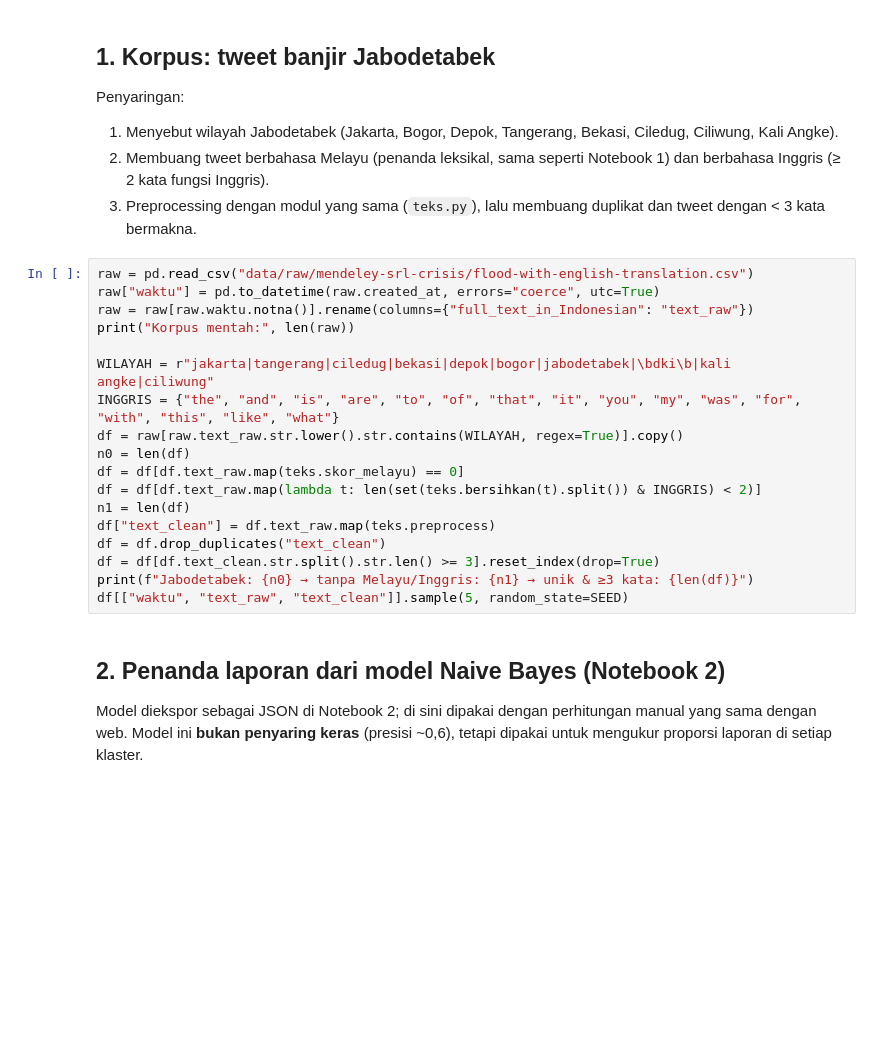
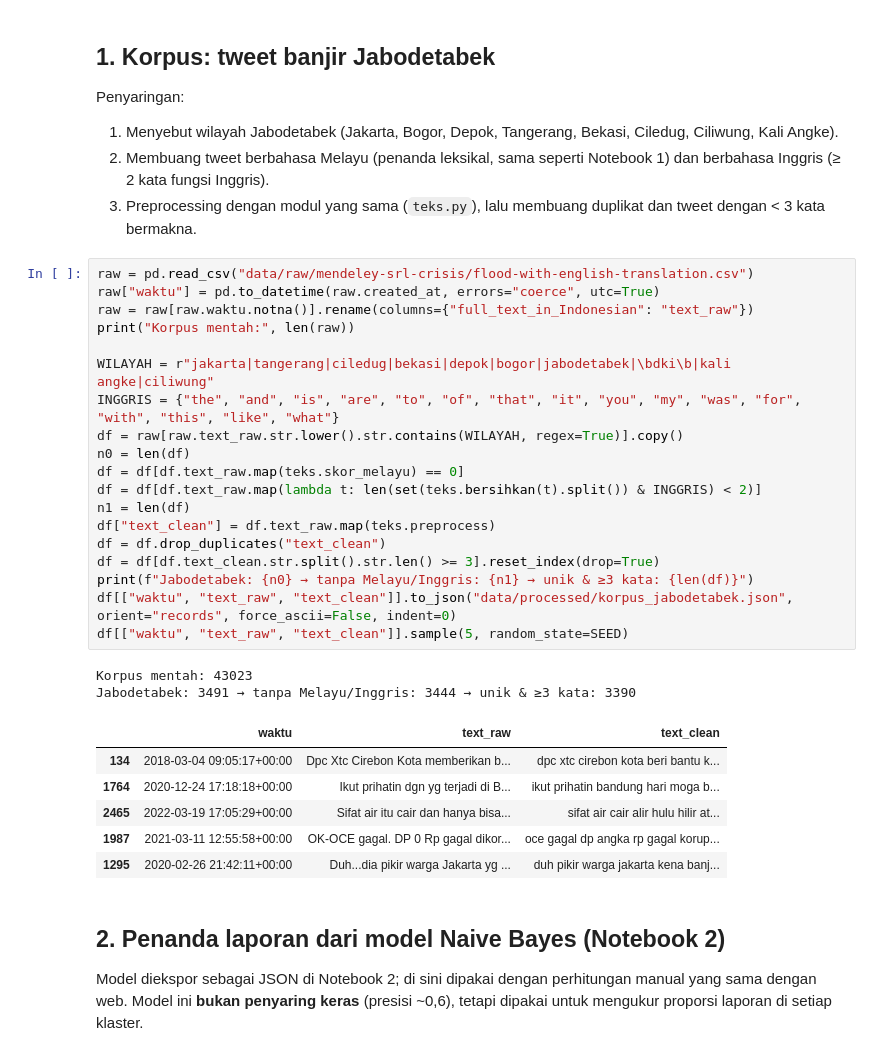
Before and after one commit to izviopm/uts-ai-banjir-ciledug, a Jupyter notebook: notebooks/04_klasterisasi_peringkasan.ipynb, the cells around one changed output. Drawn from its saved outputs; the diff is of its cells as text; blank space fills up the shorter version.

```diff
--- a/notebooks/04_klasterisasi_peringkasan.ipynb
+++ b/notebooks/04_klasterisasi_peringkasan.ipynb
@@ -52,21 +52,31 @@ Penyaringan:
 # %%
 raw = pd.read_csv("data/raw/mendeley-srl-crisis/flood-with-english-translation.csv")
 raw["waktu"] = pd.to_datetime(raw.created_at, errors="coerce", utc=True)
 raw = raw[raw.waktu.notna()].rename(columns={"full_text_in_Indonesian": "text_raw"})
 print("Korpus mentah:", len(raw))
 
 WILAYAH = r"jakarta|tangerang|ciledug|bekasi|depok|bogor|jabodetabek|\bdki\b|kali angke|ciliwung"
 INGGRIS = {"the", "and", "is", "are", "to", "of", "that", "it", "you", "my", "was", "for", "with", "this", "like", "what"}
 df = raw[raw.text_raw.str.lower().str.contains(WILAYAH, regex=True)].copy()
 n0 = len(df)
 df = df[df.text_raw.map(teks.skor_melayu) == 0]
 df = df[df.text_raw.map(lambda t: len(set(teks.bersihkan(t).split()) & INGGRIS) < 2)]
 n1 = len(df)
 df["text_clean"] = df.text_raw.map(teks.preprocess)
 df = df.drop_duplicates("text_clean")
 df = df[df.text_clean.str.split().str.len() >= 3].reset_index(drop=True)
 print(f"Jabodetabek: {n0} → tanpa Melayu/Inggris: {n1} → unik & ≥3 kata: {len(df)}")
+df[["waktu", "text_raw", "text_clean"]].to_json("data/processed/korpus_jabodetabek.json", orient="records", force_ascii=False, indent=0)
 df[["waktu", "text_raw", "text_clean"]].sample(5, random_state=SEED)
+# %% [output]
+Korpus mentah: 43023
+Jabodetabek: 3491 → tanpa Melayu/Inggris: 3444 → unik & ≥3 kata: 3390
+|  | waktu | text_raw | text_clean |
+| 134 | 2018-03-04 09:05:17+00:00 | Dpc Xtc Cirebon Kota memberikan b... | dpc xtc cirebon kota beri bantu k... |
+| 1764 | 2020-12-24 17:18:18+00:00 | Ikut prihatin dgn yg terjadi di B... | ikut prihatin bandung hari moga b... |
+| 2465 | 2022-03-19 17:05:29+00:00 | Sifat air itu cair dan hanya bisa... | sifat air cair alir hulu hilir at... |
+| 1987 | 2021-03-11 12:55:58+00:00 | OK-OCE gagal. DP 0 Rp gagal dikor... | oce gagal dp angka rp gagal korup... |
+| 1295 | 2020-02-26 21:42:11+00:00 | Duh...dia pikir warga Jakarta yg ... | duh pikir warga jakarta kena banj... |
 # %% [markdown]
 ## 2. Penanda laporan dari model Naive Bayes (Notebook 2)
 Model diekspor sebagai JSON di Notebook 2; di sini dipakai dengan perhitungan manual yang sama dengan web.
```
Also changed, not shown: parts of 17 cells of this notebook, 9 other files.
